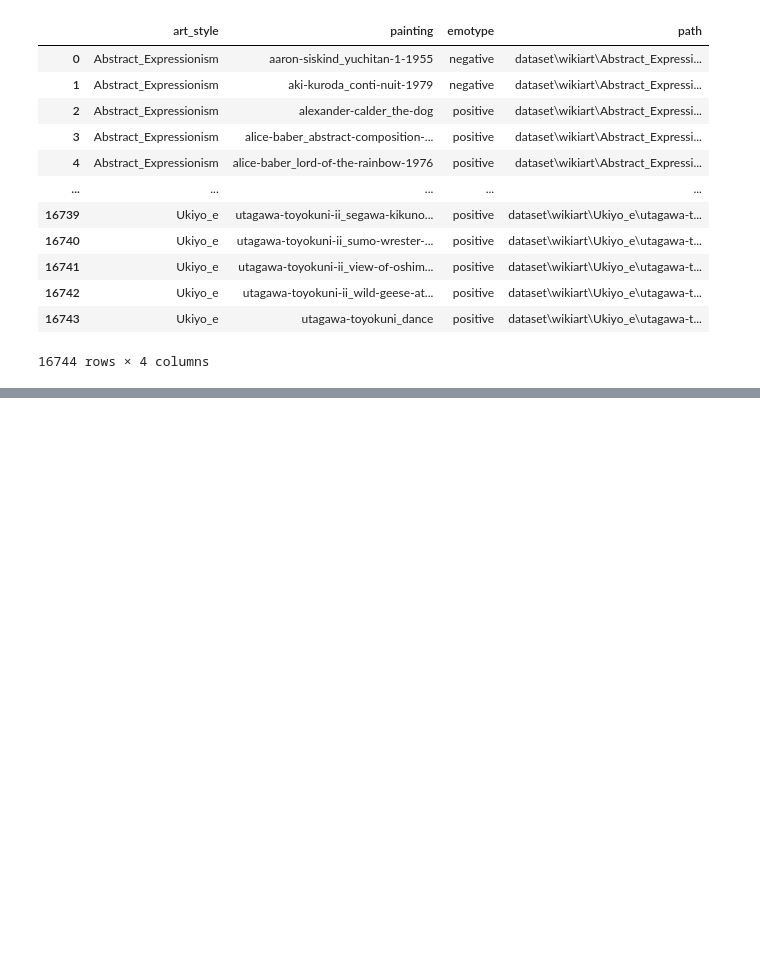
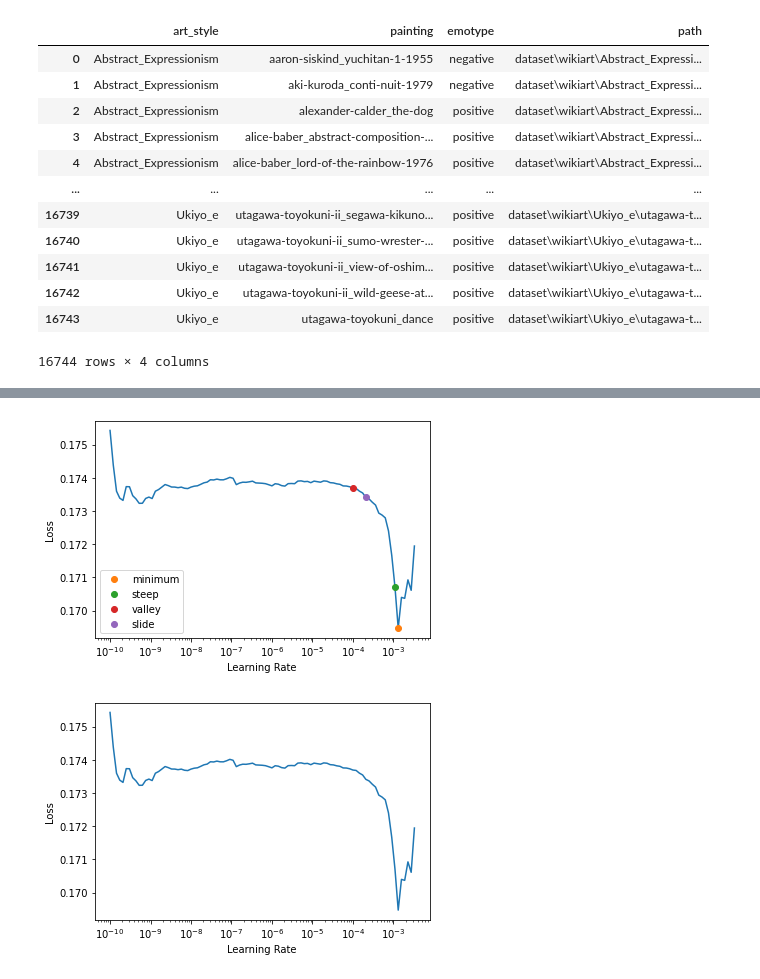
Before and after one commit to ArenLYT/EmotionalArtGeneration, a Jupyter notebook: transformer.ipynb, the cells around one changed output, grey strips where cells are left out. Cells and saved outputs as stored; diff of their text form; code cells hidden in the pictures; blank space fills up the shorter version.

```diff
--- a/transformer.ipynb
+++ b/transformer.ipynb
@@ -183,5 +209,6 @@ class DropOutput(Callback):
 # %%
 learn = Learner(dls, model, loss_func=FocalLossFlat(), cbs=[DropOutput], metrics=error_rate,opt_func=opt_func )
 # %%
-lr=learn.lr_find(suggest_funcs=(minimum, steep, valley, slide))
+lr=learn.lr_find(start_lr=1e-10,end_lr=1e-2 ,suggest_funcs=(minimum, steep, valley, slide))
 learn.recorder.plot_lr_find()
+# %% [output]
@@ -188 +216,3 @@ learn.recorder.plot_lr_find()
+[figure, added]
+[figure, added]
 # %%
```
Also changed, not shown: parts of 13 cells of this notebook, 1 other file.
